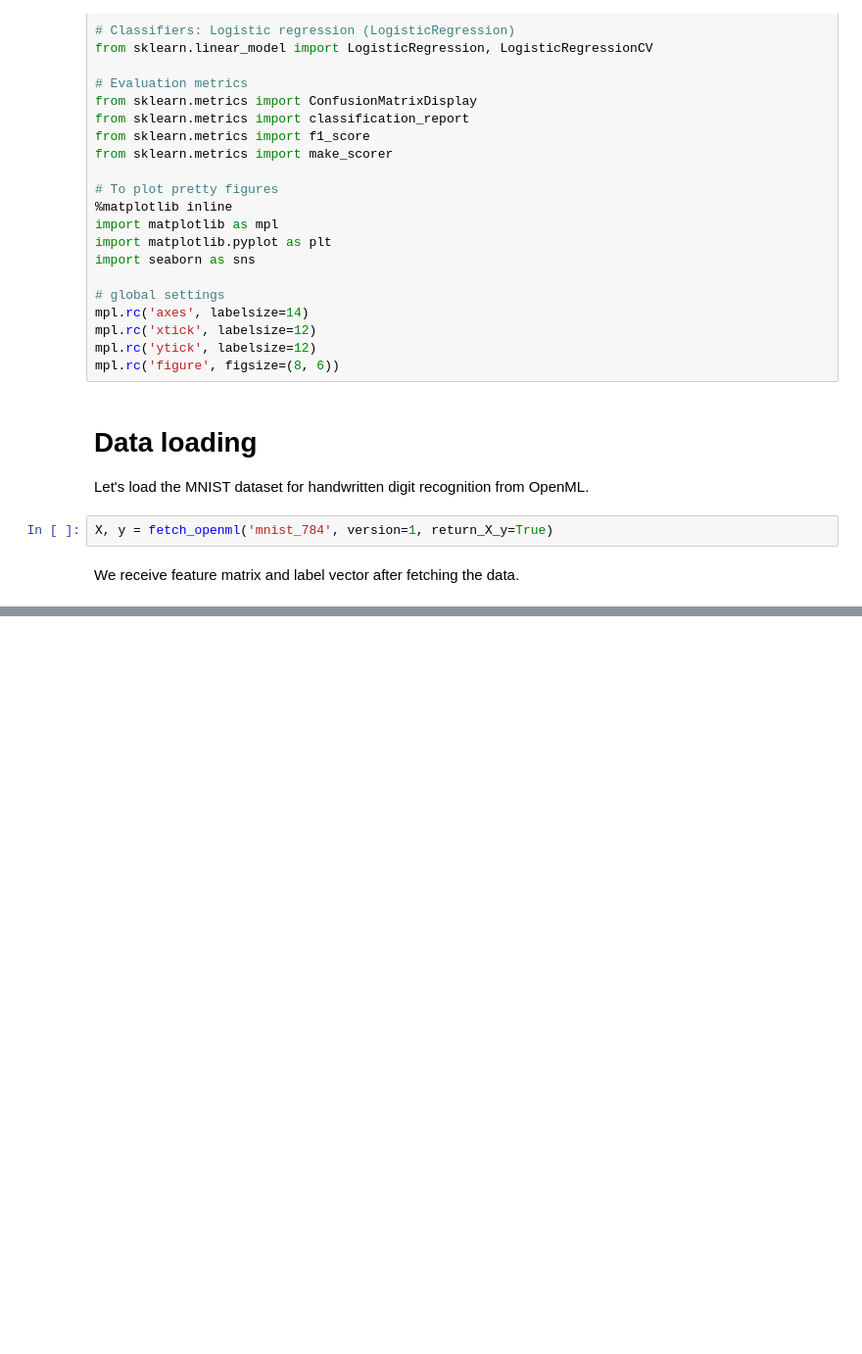
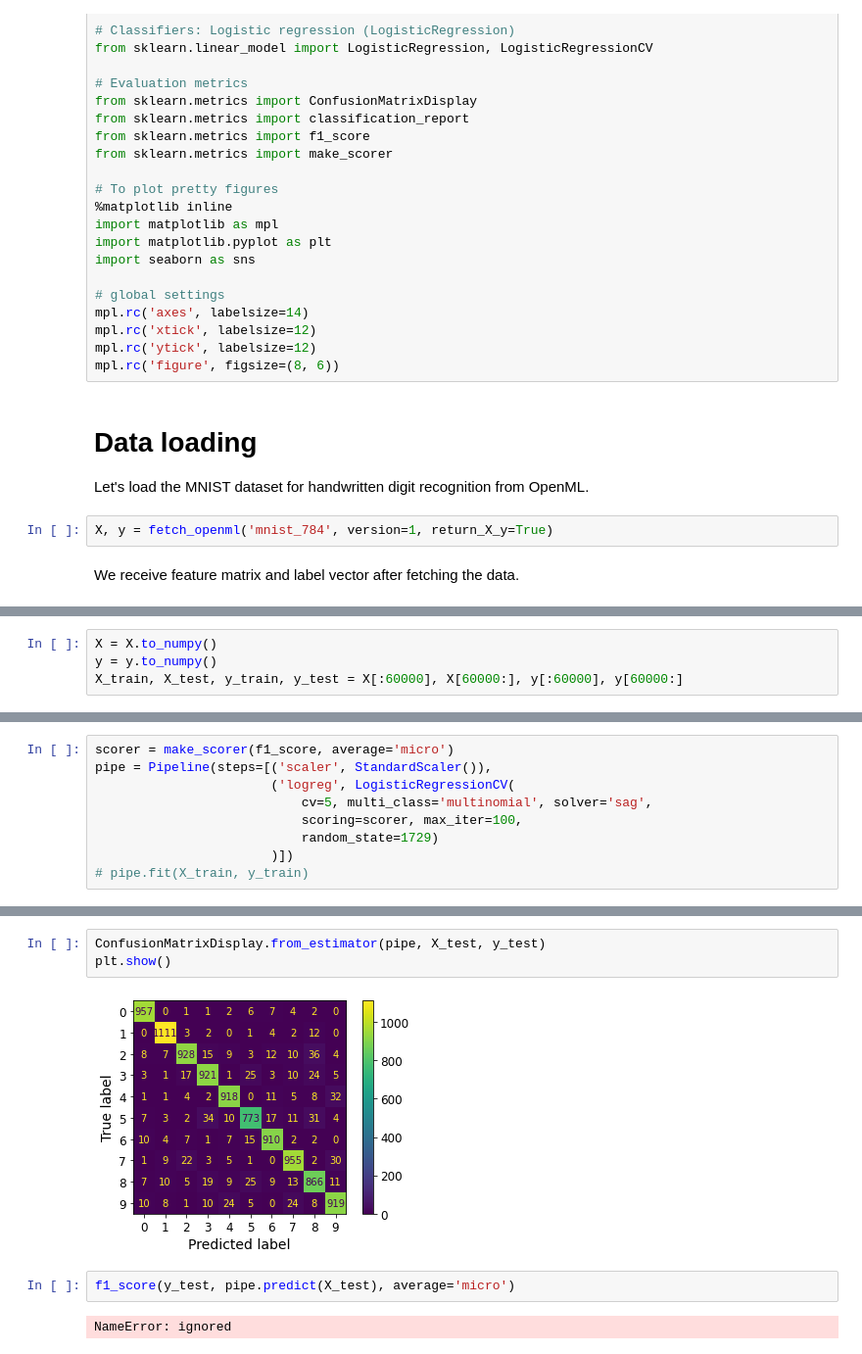
Before and after one commit to sanjeesi/Data-Science, a Jupyter notebook: Data Science IITM/MLP/Softmax Regression with MNIST.ipynb, the cells around one changed output, grey strips where cells are left out. Shown at 98% size. Saved outputs shown, nothing was run; the diff lists cells and outputs as text; blank space fills up the shorter version.

```diff
--- a/Data Science IITM/MLP/Softmax Regression with MNIST.ipynb
+++ b/Data Science IITM/MLP/Softmax Regression with MNIST.ipynb
@@ -57,0 +61,4 @@ We receive feature matrix and label vector after fetching the data.
+# %%
+X = X.to_numpy()
+y = y.to_numpy()
+X_train, X_test, y_train, y_test = X[:60000], X[60000:], y[:60000], y[60000:]
@@ -57,0 +95,9 @@ We receive feature matrix and label vector after fetching the data.
+# %%
+scorer = make_scorer(f1_score, average='micro')
+pipe = Pipeline(steps=[('scaler', StandardScaler()),
+                       ('logreg', LogisticRegressionCV(
+                           cv=5, multi_class='multinomial', solver='sag',
+                           scoring=scorer, max_iter=100,
+                           random_state=1729)
+                       )])
+# pipe.fit(X_train, y_train)
@@ -57,0 +139,9 @@ We receive feature matrix and label vector after fetching the data.
+# %%
+ConfusionMatrixDisplay.from_estimator(pipe, X_test, y_test)
+plt.show()
+# %% [output]
+[figure, added]
+# %%
+f1_score(y_test, pipe.predict(X_test), average='micro')
+# %% [output]
+NameError: ignored
```
Also changed, not shown: parts of 19 cells of this notebook.
